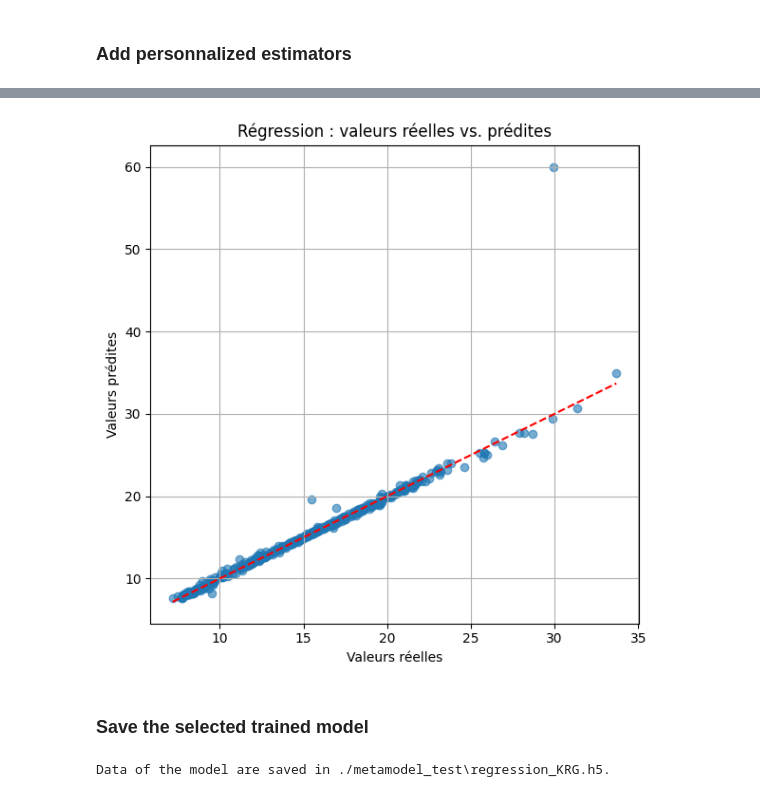
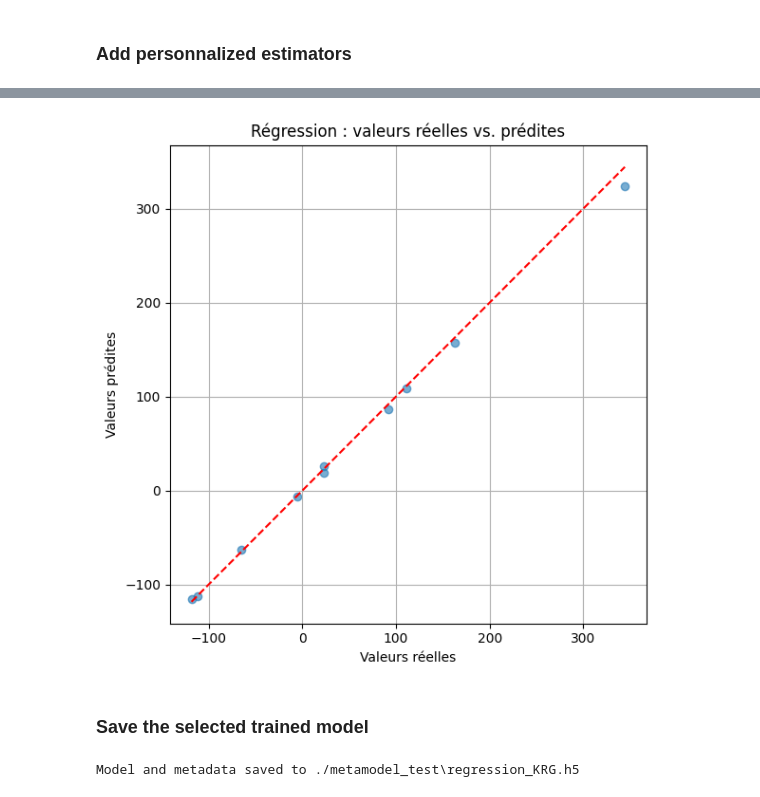
Before and after one commit to fbaraket98/optibrain_, a Jupyter notebook: examples/regression.ipynb, the cells around one changed output, grey strips where cells are left out. Saved outputs shown, nothing was run; the diff lists cells and outputs as text; code cells hidden in the pictures.

Commit message:
update examples and tests

```diff
--- a/examples/regression.ipynb
+++ b/examples/regression.ipynb
@@ -36,5 +18,5 @@ from optibrain import SurrogateModeling
 # %%
-srgm = SurrogateModeling(['catboost','xgboost','lgbm'], 'regression')
+srgm = SurrogateModeling(['catboost','KRG'], 'regression')
 # %% [markdown]
 #### Get the best model from the estimator list
 # %%
@@ -53,4 +34,6 @@ MultiOutputRegressor(estimator=<flaml.automl.model.CatBoostEstimator object at 0
 # %%
+X_test = srgm.X_test
+y_test = srgm.y_test
 y_pred = srgm.model.predict(X_test)
 # %%
 import matplotlib.pyplot as plt
@@ -96,5 +79,5 @@ Data of the model are saved in ./metamodel_test\regression_catboost.h5.
 from optibrain.utils.kriging_model import KRGModel
 from optibrain.utils.NN_model import FullNeuralNetwork
 # %%
-surrogate_model = SurrogateModeling(['catboost', 'KRG'], 'regression')
+surrogate_model = SurrogateModeling(['NN'], 'regression')
 # %%
@@ -129,3 +115,5 @@ catboost    0.883985
 dtype: float64
 # %%
-y_pred = surrogate_model.model.predict(X_test)
+y_test = surrogate_model.y_test
+X_test = surrogate_model.X_test
+y_pred = surrogate_model.predict(X_test)
@@ -150,12 +120,13 @@ ___________________________________________________________________________
 # %%
 y_pred = pd.DataFrame(y_pred)
 # %%
+y_test = srgm.y_test
 plot_predictions_regression(y_test, y_pred)
 # %% [output]
-[figure, old version]
+[figure, new version]
 # %% [markdown]
 ### Save the selected trained model
 # %%
 surrogate_model.save('./metamodel_test', 'regression_KRG')
 # %% [output]
-Data of the model are saved in ./metamodel_test\regression_KRG.h5.
+Model and metadata saved to ./metamodel_test\regression_KRG.h5
```
Also changed, not shown: parts of 15 cells of this notebook, 3 other files.
